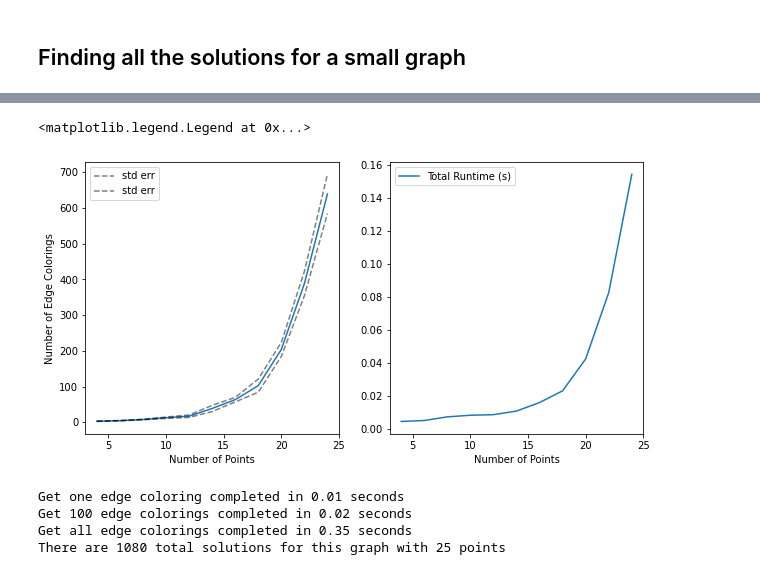
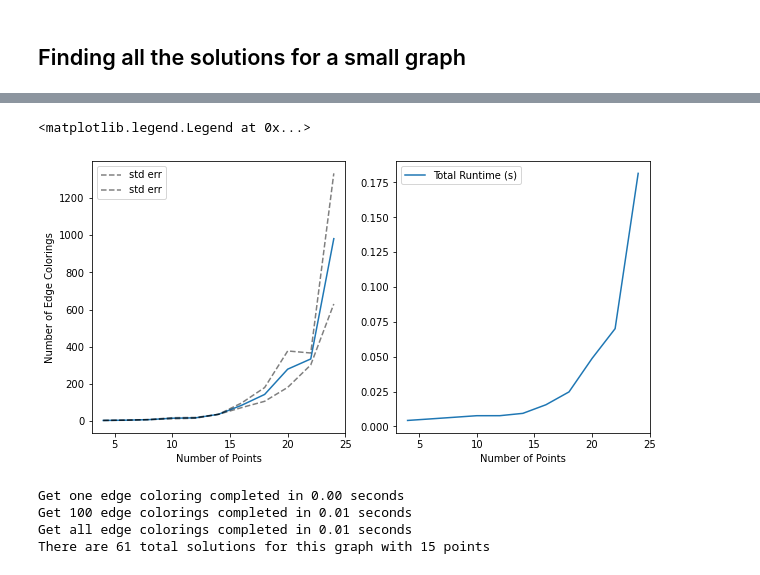
Before and after one commit to Imperial-CMTH/koala, a Jupyter notebook: examples/lattice_generation.ipynb, the cells around one changed output, grey strips where cells are left out. Cells and saved outputs as stored; diff of their text form; code cells hidden in the pictures.

```diff
--- a/examples/lattice_generation.ipynb
+++ b/examples/lattice_generation.ipynb
@@ -159,37 +159,37 @@ There are 9 solutions
 import scipy
 from scipy.stats import sem
 
 def count_solutions(n_points):
     t0 = time()
     points = generate_random(n_points)
     g = generate_lattice(points)
     assert(np.all(np.bincount(g.edges.indices.flatten()) == 3)) #all vertices have coordination number 3
     fixed = list(enumerate(clockwise_edges_about(vertex_i = 0, g=g)))
     solveable, solutions = edge_color(g.edges.indices, n_colors = 3, fixed = fixed, all_solutions = True)
     t = time() - t0
     N = solutions.shape[0] if solveable else 0
     return N, t
 
 ns = np.arange(4, 25, 2)
-repeats = 5
+repeats = 2
 fig, axes = plt.subplots(ncols = 2, figsize = (10,5))
 data = np.array([[count_solutions(n) for n in ns] for _ in range(repeats)])
 n_solutions, runtime = data[..., 0], data[..., 1]
 
 mean, std_error = np.mean(n_solutions, axis = 0), scipy.stats.sem(n_solutions, axis = 0)
 axes[0].plot(ns, mean)
 axes[0].plot(ns, mean - std_error, ns, mean + std_error, linestyle = '--', color = 'k', alpha = 0.5, label = 'std err')
 axes[0].set(ylabel = "Number of Edge Colorings", xlabel = "Number of Points")
 axes[0].legend()
 
 axes[1].plot(ns, np.mean(runtime, axis = 0), label = "Total Runtime (s)")
 axes[1].set(xlabel = "Number of Points")
 axes[1].legend()
 # %% [output]
 <matplotlib.legend.Legend at 0x...>
-[figure, old version]
+[figure, new version]
 # %%
-n_points = 25
+n_points = 15
 points = generate_random(n_points)
 g = generate_lattice(points)
 with Timer(f"Get one edge coloring"):
@@ -205,7 +205,7 @@ with Timer(f"Get all edge colorings"):
 
 print(f"There are {solutions.shape[0]} total solutions for this graph with {n_points} points")
 # %% [output]
-Get one edge coloring completed in 0.01 seconds
-Get 100 edge colorings completed in 0.02 seconds
-Get all edge colorings completed in 0.35 seconds
-There are 1080 total solutions for this graph with 25 points
+Get one edge coloring completed in 0.00 seconds
+Get 100 edge colorings completed in 0.01 seconds
+Get all edge colorings completed in 0.01 seconds
+There are 61 total solutions for this graph with 15 points
```
Also changed, not shown: parts of 5 cells of this notebook, 1 other file.
